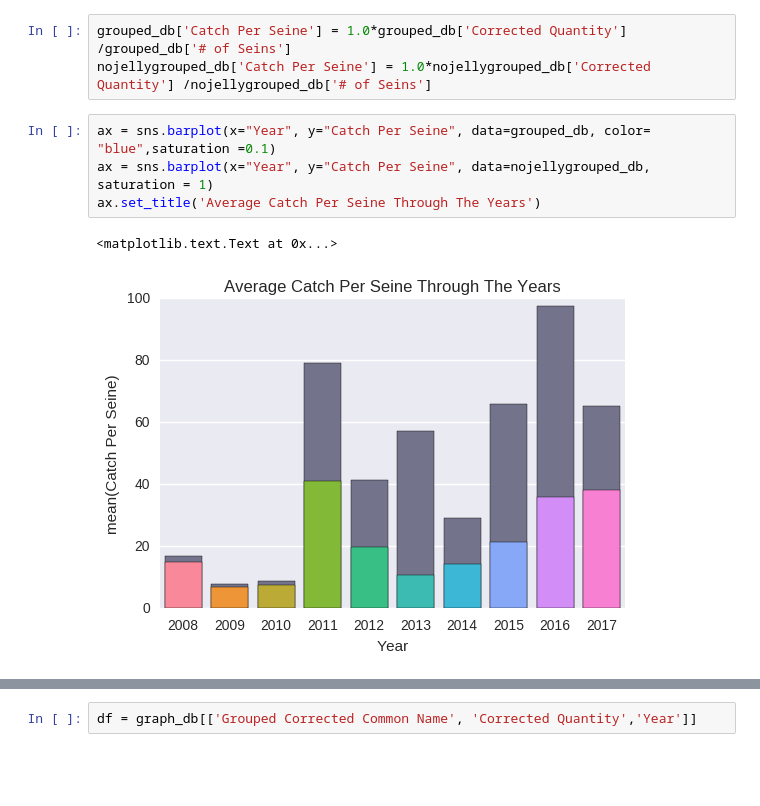
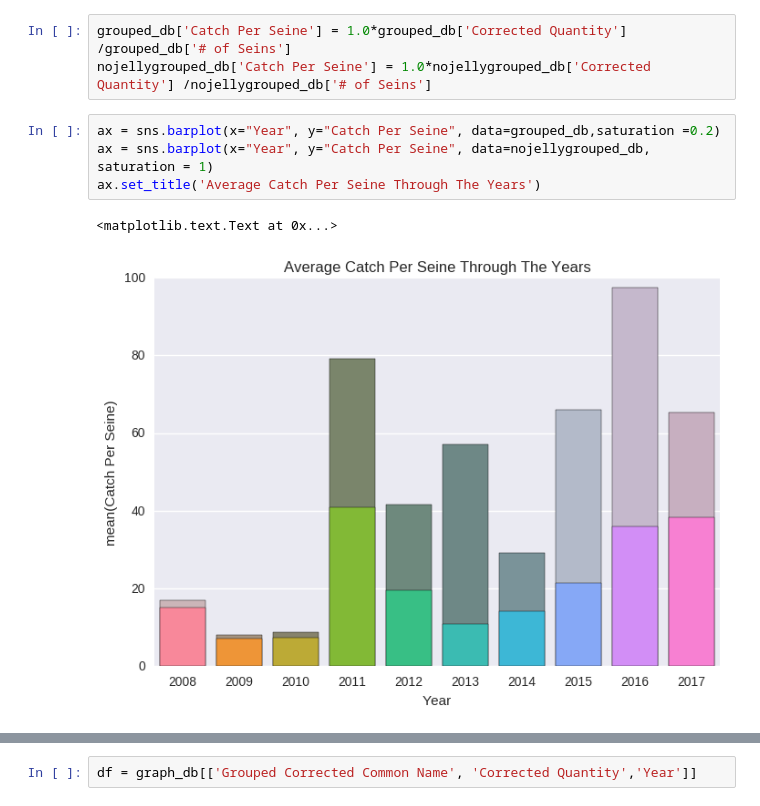
Before and after one commit to Shadhopson/Seining_Analysis, a Jupyter notebook: Create catch per unit effort vs. year graph.ipynb, the cells around one changed output, grey strips where cells are left out. Saved outputs shown, nothing was run; the diff lists cells and outputs as text; blank space fills up the shorter version.

Commit message:
made new graphs

```diff
--- a/Create catch per unit effort vs. year graph.ipynb
+++ b/Create catch per unit effort vs. year graph.ipynb
@@ -103,9 +105,9 @@ nojellygrouped_db['# of Species'] = [nojellySpecies_count[x] for x in nojellygro
 grouped_db['Catch Per Seine'] = 1.0*grouped_db['Corrected Quantity'] /grouped_db['# of Seins']
 nojellygrouped_db['Catch Per Seine'] = 1.0*nojellygrouped_db['Corrected Quantity'] /nojellygrouped_db['# of Seins']
 # %%
-ax = sns.barplot(x="Year", y="Catch Per Seine", data=grouped_db, color= "blue",saturation =0.1)
+ax = sns.barplot(x="Year", y="Catch Per Seine", data=grouped_db,saturation =0.2)
 ax = sns.barplot(x="Year", y="Catch Per Seine", data=nojellygrouped_db, saturation = 1)
 ax.set_title('Average Catch Per Seine Through The Years')
 # %% [output]
 <matplotlib.text.Text at 0x...>
-[figure, old version]
+[figure, new version]
```
Also changed, not shown: parts of 9 cells of this notebook.
